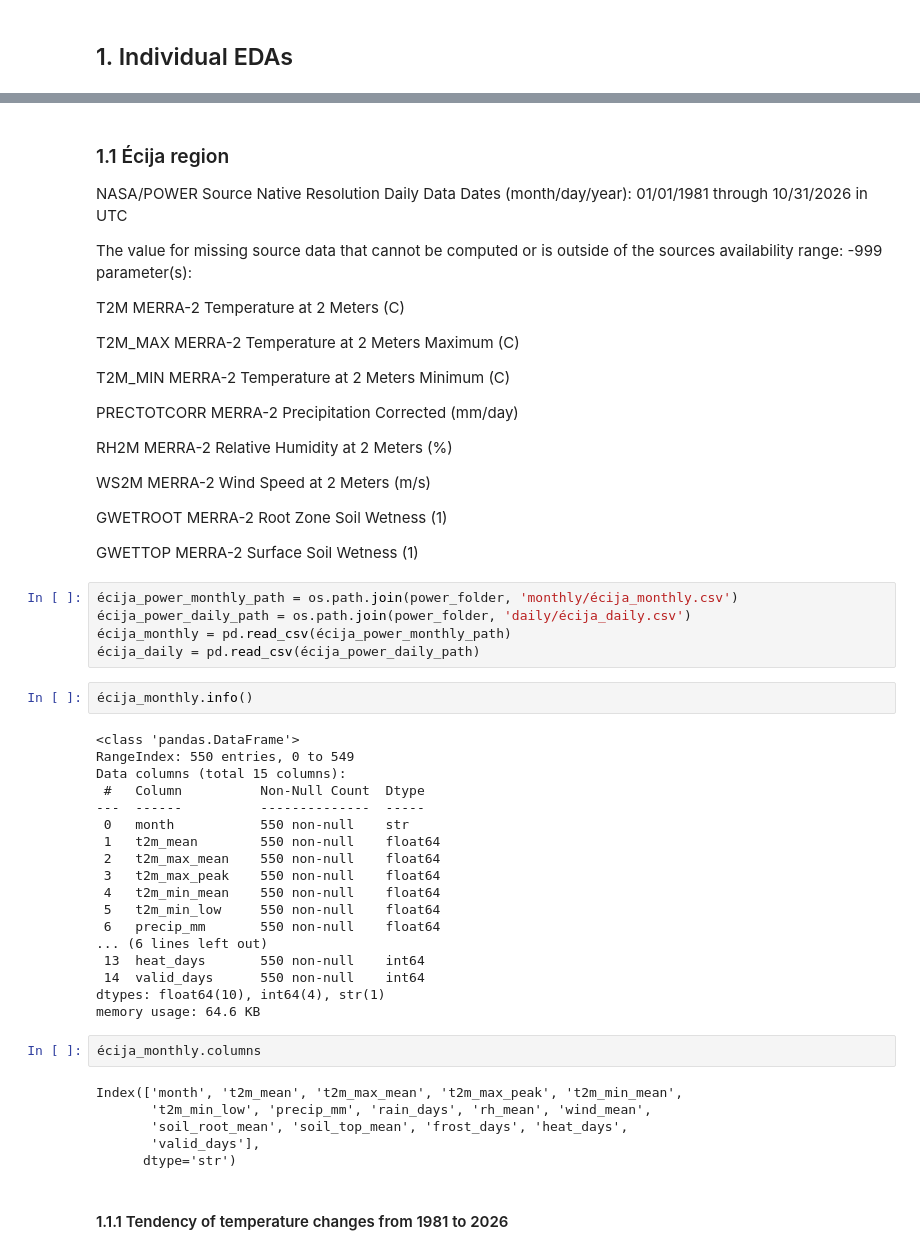
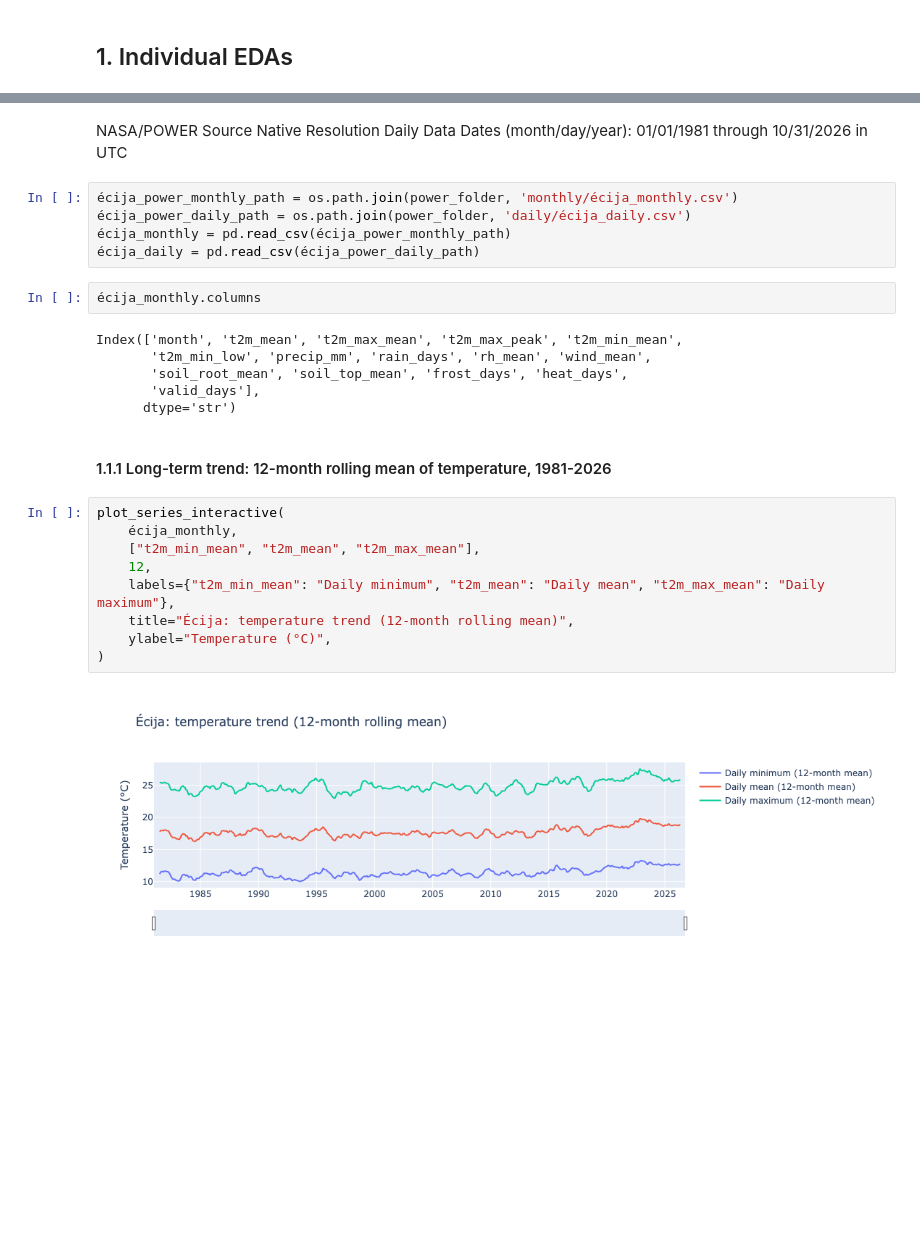
Before and after one commit to MaksimDar/field-shift-crop-rotation-advisor, a Jupyter notebook: notebooks/ 06_eda.ipynb, the cells around one changed output, grey strips where cells are left out. Drawn from its saved outputs; the diff is of its cells as text; blank space fills up the shorter version.

```diff
--- a/notebooks/ 06_eda.ipynb
+++ b/notebooks/ 06_eda.ipynb
@@ -49,52 +58,11 @@ power_folder = '../data/processed/power_dataset/'
 # %% [markdown]
-### 1.1 Écija region
 NASA/POWER Source Native Resolution Daily Data
 Dates (month/day/year): 01/01/1981 through 10/31/2026 in UTC
-
-
-The value for missing source data that cannot be computed or is outside of the sources availability range: -999
-parameter(s):
-
-T2M                   MERRA-2 Temperature at 2 Meters (C)
-
-T2M_MAX               MERRA-2 Temperature at 2 Meters Maximum (C)
-
-T2M_MIN               MERRA-2 Temperature at 2 Meters Minimum (C)
-
-PRECTOTCORR           MERRA-2 Precipitation Corrected (mm/day)
-
-RH2M                  MERRA-2 Relative Humidity at 2 Meters (%)
-
-WS2M                  MERRA-2 Wind Speed at 2 Meters (m/s)
-
-GWETROOT              MERRA-2 Root Zone Soil Wetness (1)
-
-GWETTOP               MERRA-2 Surface Soil Wetness (1)
 # %%
 écija_power_monthly_path = os.path.join(power_folder, 'monthly/écija_monthly.csv')
 écija_power_daily_path = os.path.join(power_folder, 'daily/écija_daily.csv')
 écija_monthly = pd.read_csv(écija_power_monthly_path)
 écija_daily = pd.read_csv(écija_power_daily_path)
-# %%
-écija_monthly.info()
-# %% [output]
-<class 'pandas.DataFrame'>
-RangeIndex: 550 entries, 0 to 549
-Data columns (total 15 columns):
- #   Column          Non-Null Count  Dtype
----  ------          --------------  -----
- 0   month           550 non-null    str
- 1   t2m_mean        550 non-null    float64
- 2   t2m_max_mean    550 non-null    float64
- 3   t2m_max_peak    550 non-null    float64
- 4   t2m_min_mean    550 non-null    float64
- 5   t2m_min_low     550 non-null    float64
- 6   precip_mm       550 non-null    float64
-... (6 lines left out)
- 13  heat_days       550 non-null    int64
- 14  valid_days      550 non-null    int64
-dtypes: float64(10), int64(4), str(1)
-memory usage: 64.6 KB
 # %%
 écija_monthly.columns
 # %% [output]
@@ -104,5 +72,16 @@ Index(['month', 't2m_mean', 't2m_max_mean', 't2m_max_peak', 't2m_min_mean',
        'valid_days'],
       dtype='str')
 # %% [markdown]
-#### 1.1.1 Tendency of temperature changes from 1981 to 2026
+#### 1.1.1 Long-term trend: 12-month rolling mean of temperature, 1981-2026
+# %%
+plot_series_interactive(
+    écija_monthly,
+    ["t2m_min_mean", "t2m_mean", "t2m_max_mean"],
+    12,
+    labels={"t2m_min_mean": "Daily minimum", "t2m_mean": "Daily mean", "t2m_max_mean": "Daily maximum"},
+    title="Écija: temperature trend (12-month rolling mean)",
+    ylabel="Temperature (°C)",
+)
+# %% [output]
+[figure, added]
 # %%
```
Also changed, not shown: parts of 59 cells of this notebook, 3 other files.
